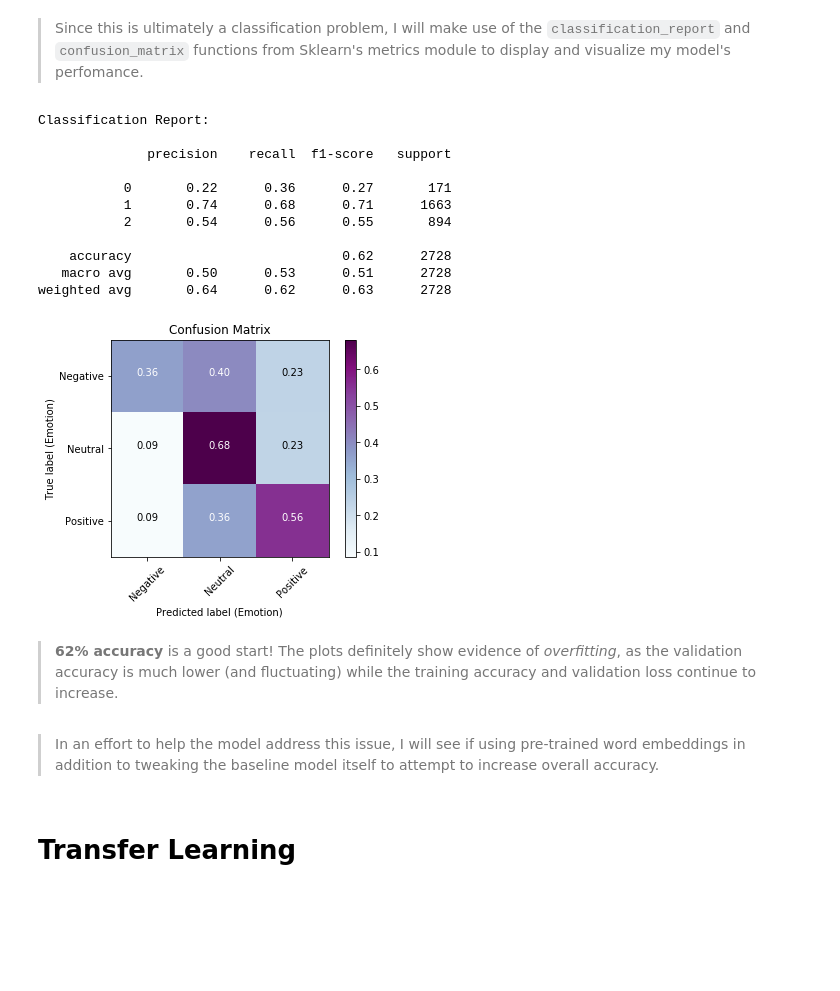
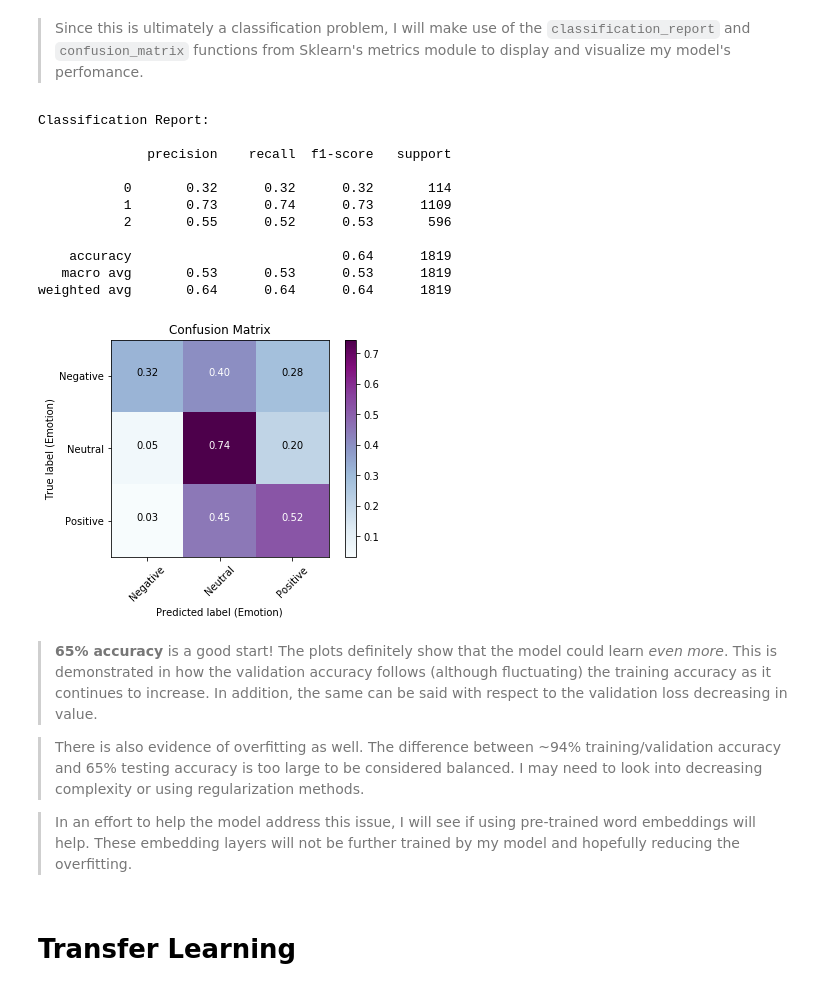
Before and after one commit to dfuller22/Mod4_Proj, a Jupyter notebook: Module_4_Project.ipynb, the cells around one changed output. Saved outputs shown, nothing was run; the diff lists cells and outputs as text; code cells hidden in the pictures; blank space fills up the shorter version.

```diff
--- a/Module_4_Project.ipynb
+++ b/Module_4_Project.ipynb
@@ -153,13 +389,10 @@ First item in training data:
 # %%
-## Tokenize + convert to padded sequences
-tokenizer = text.Tokenizer()
-tokenizer.fit_on_texts(X_train)
-
+## To sequences + padding
 X_tr_seq = tokenizer.texts_to_sequences(X_train)
-X_tr_seq = sequence.pad_sequences(X_tr_seq, maxlen=100)
+X_tr_pad = sequence.pad_sequences(X_tr_seq, maxlen=100)
 
 X_te_seq = tokenizer.texts_to_sequences(X_test)
-X_te_seq = sequence.pad_sequences(X_te_seq, maxlen=100)
+X_te_pad = sequence.pad_sequences(X_te_seq, maxlen=100)
 # %%
 ## Quick check
 print('First index item in its sequenced (truncated) and text-form:\n')
@@ -186,7 +425,7 @@ dtype: float64
 # %%
-## Applying SMOTE to address class imbalance
-smt = SMOTE(random_state=333)
-X_tr_seq_smt, y_tr_smt = smt.fit_sample(X_tr_seq, y_train)
+## Applying ROS to address class imbalance
+ros = RandomOverSampler(random_state=333)
+X_tr_pad_ros, y_tr_ros = ros.fit_resample(X_tr_pad, y_train)
 # %%
 ## Q.c of class distribution
 print('Class distribution in training data (after balancing):')
@@ -221,7 +460,7 @@ embedding_size = 128
 * `'accuracy'` as the metric since I will be looking to correctly identify the sentiment correctly across all classes
 # %%
 ## To be added as 'input_dim' for input layer
-num_words = X_tr_seq.max() + 1
+num_words = X_tr_pad_ros.max() + 1
 num_words
 
 ## Input layer (input) + dimensions for learning
@@ -229,7 +468,7 @@ model.add(Embedding(num_words, embedding_size))
 
 ## 1st hidden layer + Pooling to 1d representation + dropout regularization
 model.add(LSTM(20, return_sequences=True))
-model.add(GlobalMaxPool1D())
+model.add(GlobalAveragePooling1D())
 model.add(Dropout(0.3))
 
 ## 2nd hidden layer + dropout reg.
@@ -274,7 +513,7 @@ t1 = dlf.Timer()
 # %%
 ## Training!
 t1.start()
-history1 = model.fit(X_tr_seq_smt, y_tr_smt, batch_size=64, epochs=25, validation_split=0.3, verbose=2)
+history1 = model.fit(X_tr_pad_ros, y_tr_ros, batch_size=64, epochs=25, validation_split=0.1, verbose=2)
 print('\n')
 t1.stop()
 # %% [output]
@@ -322,39 +561,41 @@ plt.show();
 > Since this is ultimately a classification problem, I will make use of the `classification_report` and `confusion_matrix` functions from Sklearn's metrics module to display and visualize my model's perfomance.
 # %%
 ## Create predictions to use with sklearn classif. report
-y_hat_te = model.predict(X_te_seq)
+y_hat_te = model.predict(X_te_pad)
 
-## Coercing ohe + probabilities into class predictions
+## Coercing ohe + probabilities into 1D class predictions
 y_test_cls = y_test.argmax(axis=1)
 y_hat_te_cls = y_hat_te.argmax(axis=1)
 
 ## Results!
 print('Classification Report:\n')
 print(metrics.classification_report(y_test_cls, y_hat_te_cls))
 
 ## Creating raw normalized conf. matrix
 cm = metrics.confusion_matrix(y_test_cls, y_hat_te_cls, normalize='true')
 
 ## Setting labels for custom function + display
 labels = ['Negative', 'Neutral', 'Positive']
 dlf.plot_confusion_matrix(cm, labels)
 # %% [output]
 Classification Report:
 
               precision    recall  f1-score   support
 
-           0       0.22      0.36      0.27       171
-           1       0.74      0.68      0.71      1663
-           2       0.54      0.56      0.55       894
+           0       0.32      0.32      0.32       114
+           1       0.73      0.74      0.73      1109
+           2       0.55      0.52      0.53       596
 
-    accuracy                           0.62      2728
-   macro avg       0.50      0.53      0.51      2728
-weighted avg       0.64      0.62      0.63      2728
+    accuracy                           0.64      1819
+   macro avg       0.53      0.53      0.53      1819
+weighted avg       0.64      0.64      0.64      1819
-[figure, old version]
+[figure, new version]
-# %% [markdown]
-> **62% accuracy** is a good start! The plots definitely show evidence of *overfitting*, as the validation accuracy is much lower (and fluctuating) while the training accuracy and validation loss continue to increase.
-# %% [markdown]
-> In an effort to help the model address this issue, I will see if using pre-trained word embeddings in addition to tweaking the baseline model itself to attempt to increase overall accuracy.
+# %% [markdown]
+> **65% accuracy** is a good start! The plots definitely show that the model could learn *even more*. This is demonstrated in how the validation accuracy follows (although fluctuating) the training accuracy as it continues to increase. In addition, the same can be said with respect to the validation loss decreasing in value.
+
+> There is also evidence of overfitting as well. The difference between ~94% training/validation accuracy and 65% testing accuracy is too large to be considered balanced. I may need to look into decreasing complexity or using regularization methods.
+
+> In an effort to help the model address this issue, I will see if using pre-trained word embeddings will help. These embedding layers will not be further trained by my model and hopefully reducing the overfitting.
 # %% [markdown]
 # Transfer Learning
 # %% [markdown]
```
Also changed, not shown: parts of 88 cells of this notebook, 10 other files.
